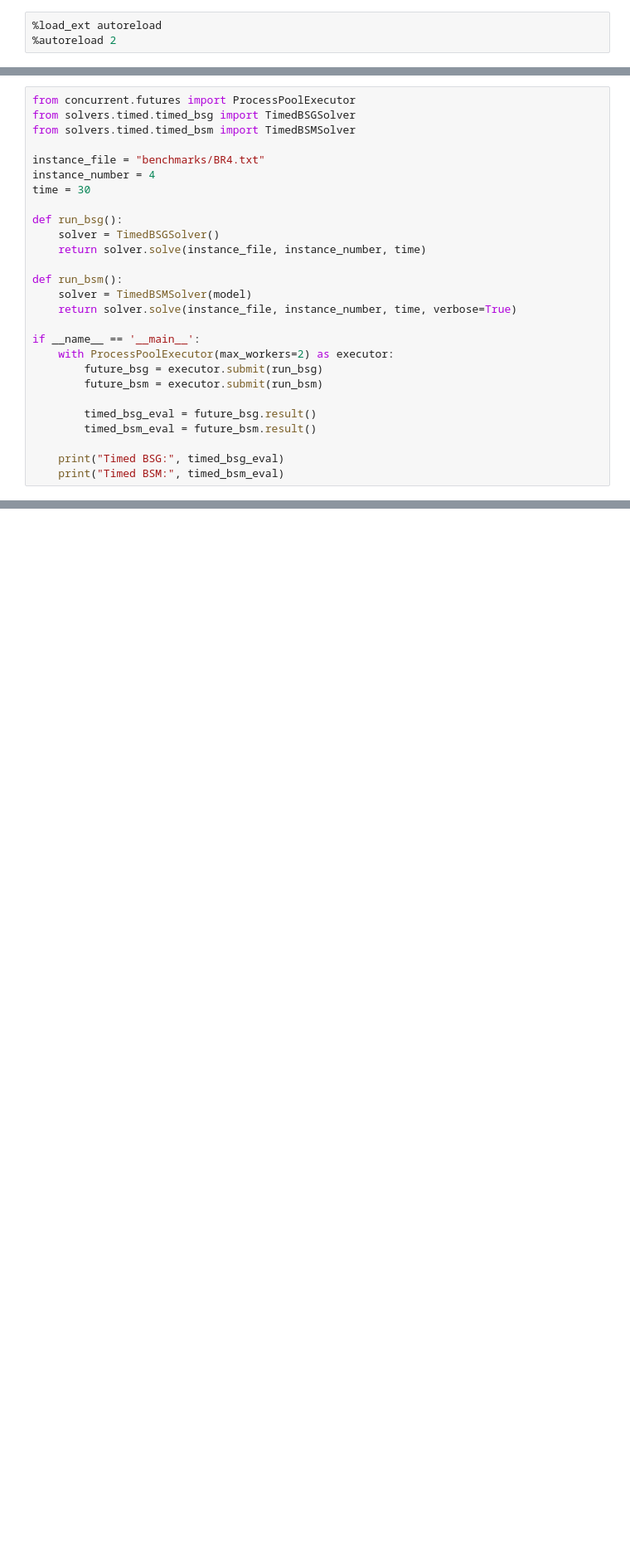
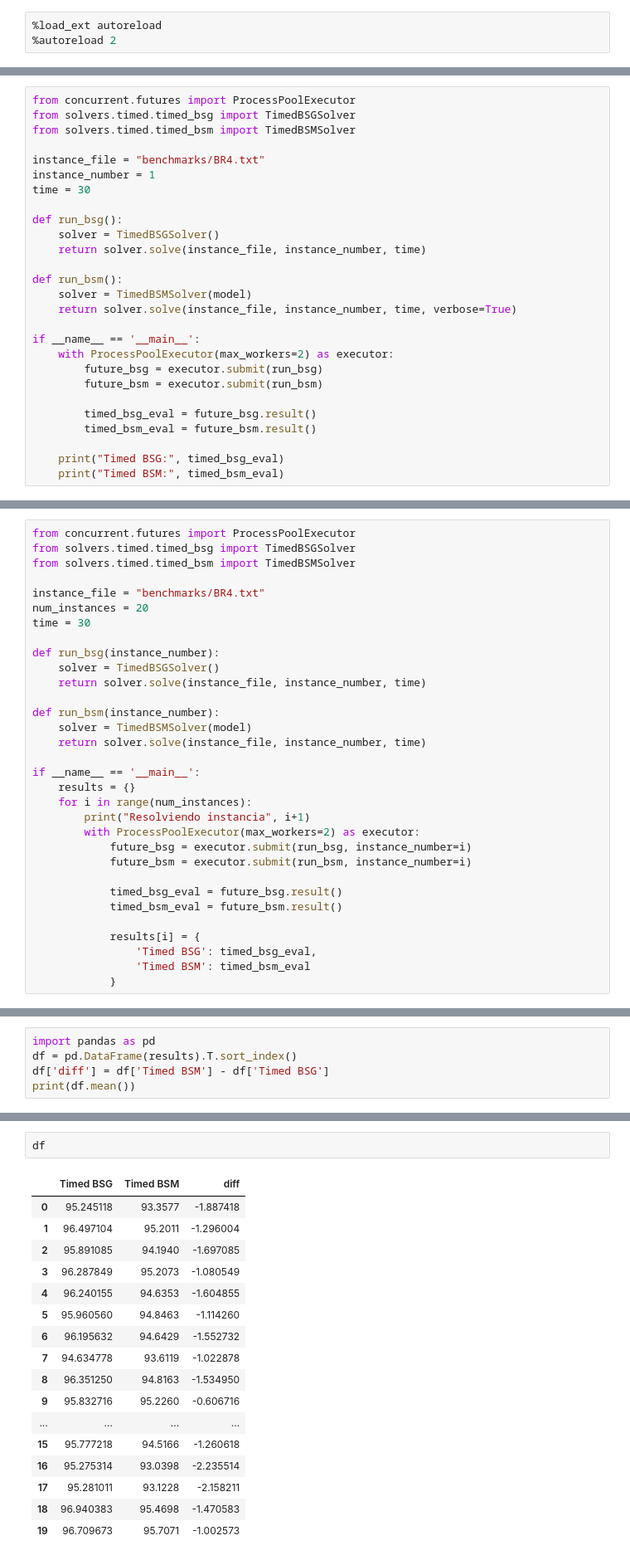
Before and after one commit to OscarRojasG/CLP-Framework, a Jupyter notebook: notebooks/solver.ipynb, the cells around one changed output, grey strips where cells are left out. Shown at 83% size. Cells and saved outputs as stored; diff of their text form; blank space fills up the shorter version.

Commit message:
update bsm solver

```diff
--- a/notebooks/solver.ipynb
+++ b/notebooks/solver.ipynb
@@ -132,7 +370,7 @@ from solvers.timed.timed_bsg import TimedBSGSolver
 from solvers.timed.timed_bsm import TimedBSMSolver
 
 instance_file = "benchmarks/BR4.txt"
-instance_number = 4
+instance_number = 1
 time = 30
 
 def run_bsg():
@@ -173,0 +409,32 @@ Timed BSM: 95.27980000000001
+# %%
+from concurrent.futures import ProcessPoolExecutor
+from solvers.timed.timed_bsg import TimedBSGSolver
+from solvers.timed.timed_bsm import TimedBSMSolver
+
+instance_file = "benchmarks/BR4.txt"
+num_instances = 20
+time = 30
+
+def run_bsg(instance_number):
+    solver = TimedBSGSolver()
+    return solver.solve(instance_file, instance_number, time)
+
+def run_bsm(instance_number):
+    solver = TimedBSMSolver(model)
+    return solver.solve(instance_file, instance_number, time)
+
+if __name__ == '__main__':
+    results = {}
+    for i in range(num_instances):
+        print("Resolviendo instancia", i+1)
+        with ProcessPoolExecutor(max_workers=2) as executor:
+            future_bsg = executor.submit(run_bsg, instance_number=i)
+            future_bsm = executor.submit(run_bsm, instance_number=i)
+
+            timed_bsg_eval = future_bsg.result()
+            timed_bsm_eval = future_bsm.result()
+
+            results[i] = {
+                'Timed BSG': timed_bsg_eval,
+                'Timed BSM': timed_bsm_eval
+            }
@@ -173,0 +462,5 @@ Timed BSM: 95.27980000000001
+# %%
+import pandas as pd
+df = pd.DataFrame(results).T.sort_index()
+df['diff'] = df['Timed BSM'] - df['Timed BSG']
+print(df.mean())
@@ -173,0 +472,20 @@ Timed BSM: 95.27980000000001
+# %%
+df
+# %% [output]
+|  | Timed BSG | Timed BSM | diff |
+| 0 | 95.245118 | 93.3577 | -1.887418 |
+| 1 | 96.497104 | 95.2011 | -1.296004 |
+| 2 | 95.891085 | 94.1940 | -1.697085 |
+| 3 | 96.287849 | 95.2073 | -1.080549 |
+| 4 | 96.240155 | 94.6353 | -1.604855 |
+| 5 | 95.960560 | 94.8463 | -1.114260 |
+| 6 | 96.195632 | 94.6429 | -1.552732 |
+| 7 | 94.634778 | 93.6119 | -1.022878 |
+| 8 | 96.351250 | 94.8163 | -1.534950 |
+| 9 | 95.832716 | 95.2260 | -0.606716 |
+| ... | ... | ... | ... |
+| 15 | 95.777218 | 94.5166 | -1.260618 |
+| 16 | 95.275314 | 93.0398 | -2.235514 |
+| 17 | 95.281011 | 93.1228 | -2.158211 |
+| 18 | 96.940383 | 95.4698 | -1.470583 |
+| 19 | 96.709673 | 95.7071 | -1.002573 |
```
Also changed, not shown: parts of 22 cells of this notebook, 16 other files.
